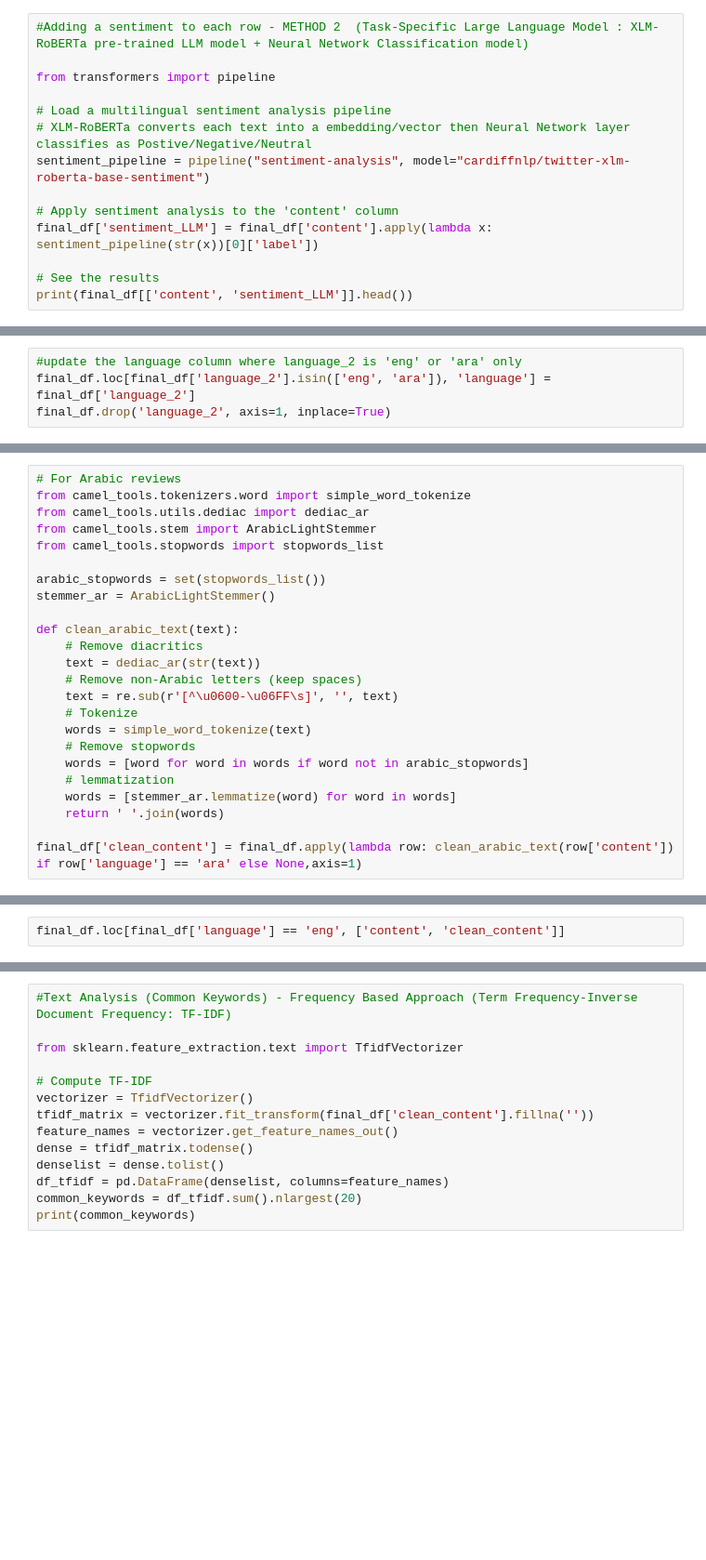
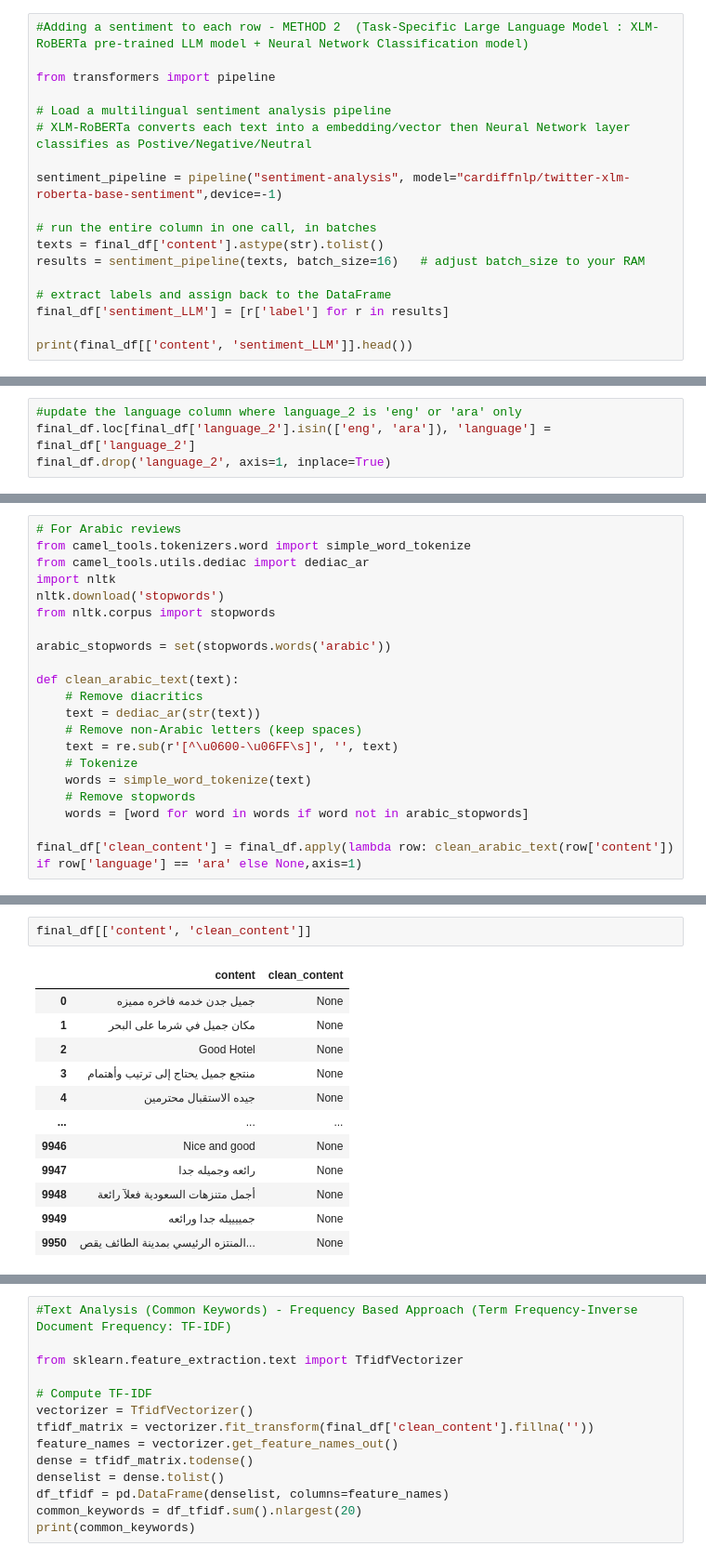
Before and after one commit to jadkrisht98/Artefact_Project, a Jupyter notebook: Final_Notebook.ipynb, the cells around one changed output, grey strips where cells are left out. Shown at 93% size. Cells and saved outputs as stored; diff of their text form; blank space fills up the shorter version.

```diff
--- a/Final_Notebook.ipynb
+++ b/Final_Notebook.ipynb
@@ -182,10 +413,14 @@ from transformers import pipeline
 
 # Load a multilingual sentiment analysis pipeline
 # XLM-RoBERTa converts each text into a embedding/vector then Neural Network layer classifies as Postive/Negative/Neutral
-sentiment_pipeline = pipeline("sentiment-analysis", model="cardiffnlp/twitter-xlm-roberta-base-sentiment")
 
-# Apply sentiment analysis to the 'content' column
-final_df['sentiment_LLM'] = final_df['content'].apply(lambda x: sentiment_pipeline(str(x))[0]['label'])
+sentiment_pipeline = pipeline("sentiment-analysis", model="cardiffnlp/twitter-xlm-roberta-base-sentiment",device=-1)
 
-# See the results
+# run the entire column in one call, in batches
+texts = final_df['content'].astype(str).tolist()
+results = sentiment_pipeline(texts, batch_size=16)   # adjust batch_size to your RAM
+
+# extract labels and assign back to the DataFrame
+final_df['sentiment_LLM'] = [r['label'] for r in results]
+
 print(final_df[['content', 'sentiment_LLM']].head())
@@ -283,11 +567,11 @@ final_df['clean_content'] = final_df.apply(lambda row: clean_english_text(row['c
 # For Arabic reviews
 from camel_tools.tokenizers.word import simple_word_tokenize
 from camel_tools.utils.dediac import dediac_ar
-from camel_tools.stem import ArabicLightStemmer
-from camel_tools.stopwords import stopwords_list
+import nltk
+nltk.download('stopwords')
+from nltk.corpus import stopwords
 
-arabic_stopwords = set(stopwords_list())
-stemmer_ar = ArabicLightStemmer()
+arabic_stopwords = set(stopwords.words('arabic'))
 
 def clean_arabic_text(text):
     # Remove diacritics
@@ -298,8 +582,5 @@ def clean_arabic_text(text):
     words = simple_word_tokenize(text)
     # Remove stopwords
     words = [word for word in words if word not in arabic_stopwords]
-    # lemmatization
-    words = [stemmer_ar.lemmatize(word) for word in words]
-    return ' '.join(words)
 
 final_df['clean_content'] = final_df.apply(lambda row: clean_arabic_text(row['content']) if row['language'] == 'ara' else None,axis=1)
@@ -306,2 +591,15 @@ final_df['clean_content'] = final_df.apply(lambda row: clean_arabic_text(row['co
 # %%
-final_df.loc[final_df['language'] == 'eng', ['content', 'clean_content']]
+final_df[['content', 'clean_content']]
+# %% [output]
+|  | content | clean_content |
+| 0 | جميل جدن خدمه فاخره مميزه | None |
+| 1 | مكان جميل في شرما على البحر | None |
+| 2 | Good Hotel | None |
+| 3 | منتجع جميل يحتاج إلى ترتيب وأهتمام | None |
+| 4 | جيده الاستقبال محترمين | None |
+| ... | ... | ... |
+| 9946 | Nice and good | None |
+| 9947 | رائعه وجميله جدا | None |
+| 9948 | أجمل متنزهات السعودية فعلآ رائعة | None |
+| 9949 | جمييييله جدا ورائعه | None |
+| 9950 | المنتزه الرئيسي بمدينة الطائف يقص... | None |
```
Also changed, not shown: parts of 29 cells of this notebook.
